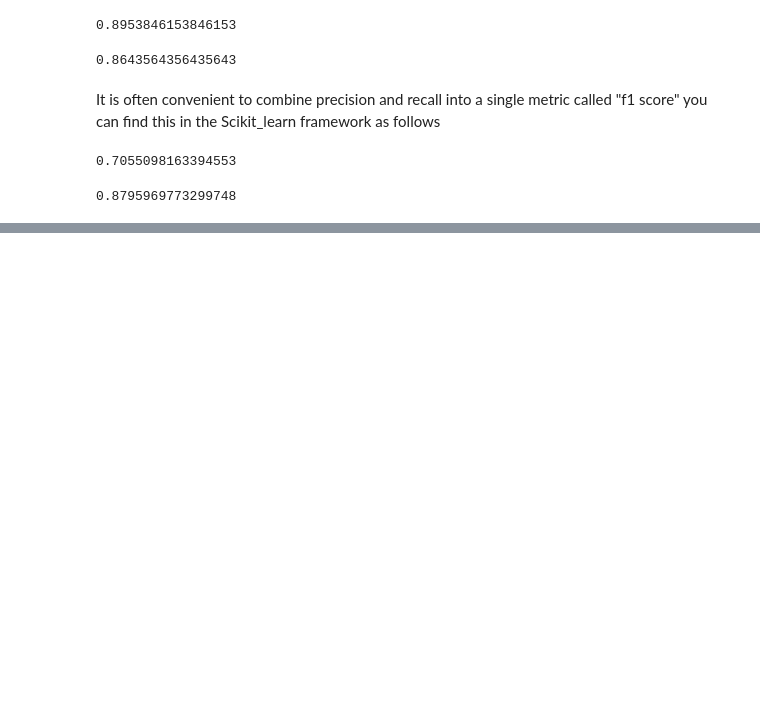
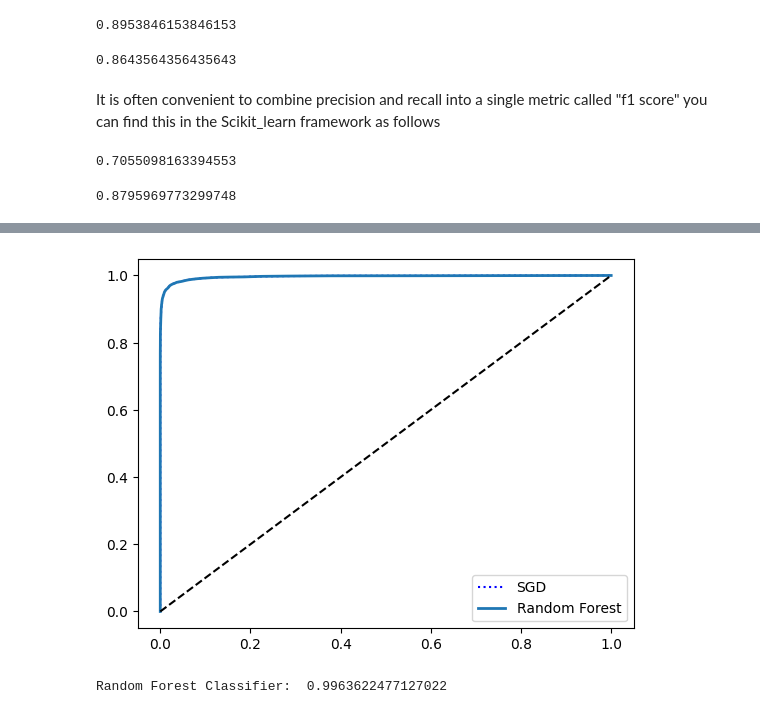
Before and after one commit to rod08018/Hands-on-ML, a Jupyter notebook: Traditional ML/Basic Classifier.ipynb, the cells around one changed output, grey strips where cells are left out. Saved outputs shown, nothing was run; the diff lists cells and outputs as text; code cells hidden in the pictures; blank space fills up the shorter version.

```diff
--- a/Traditional ML/Basic Classifier.ipynb
+++ b/Traditional ML/Basic Classifier.ipynb
@@ -164,0 +177,17 @@ SDG classifier looked like it performed really well having great precision but a
+# %%
+forest_model = RandomForestClassifier(random_state=42)
+y_probas_forest = cross_val_predict(forest_model, X_train, y_train_3, cv=8, method='predict_proba')
+# %%
+forest_y_scores = y_probas_forest[:, 1]
+
+fpr, tpr, thresholds = roc_curve(y_train_3, forest_y_scores)
+plt.plot(fpr, tpr, "b:", label='SGD')
+plot_roc_curve(fpr, tpr, "Random Forest")
+plt.legend(loc='lower right')
+plt.show()
+# %% [output]
+[figure, added]
+# %%
+print('Random Forest Classifier: ', roc_auc_score( y_train_3, forest_y_scores))
+# %% [output]
+Random Forest Classifier:  0.9963622477127022
```
Also changed, not shown: parts of 8 cells of this notebook.
